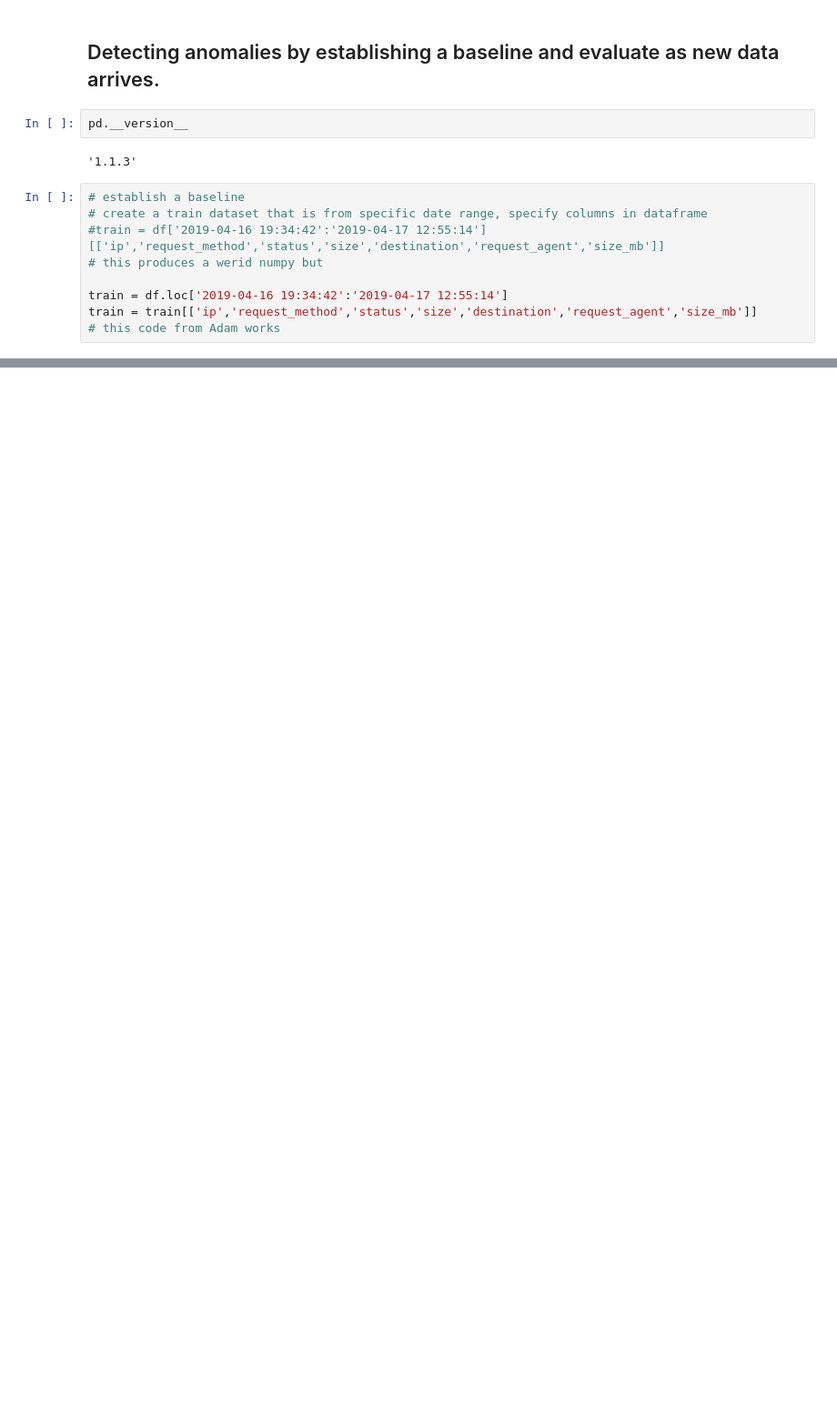
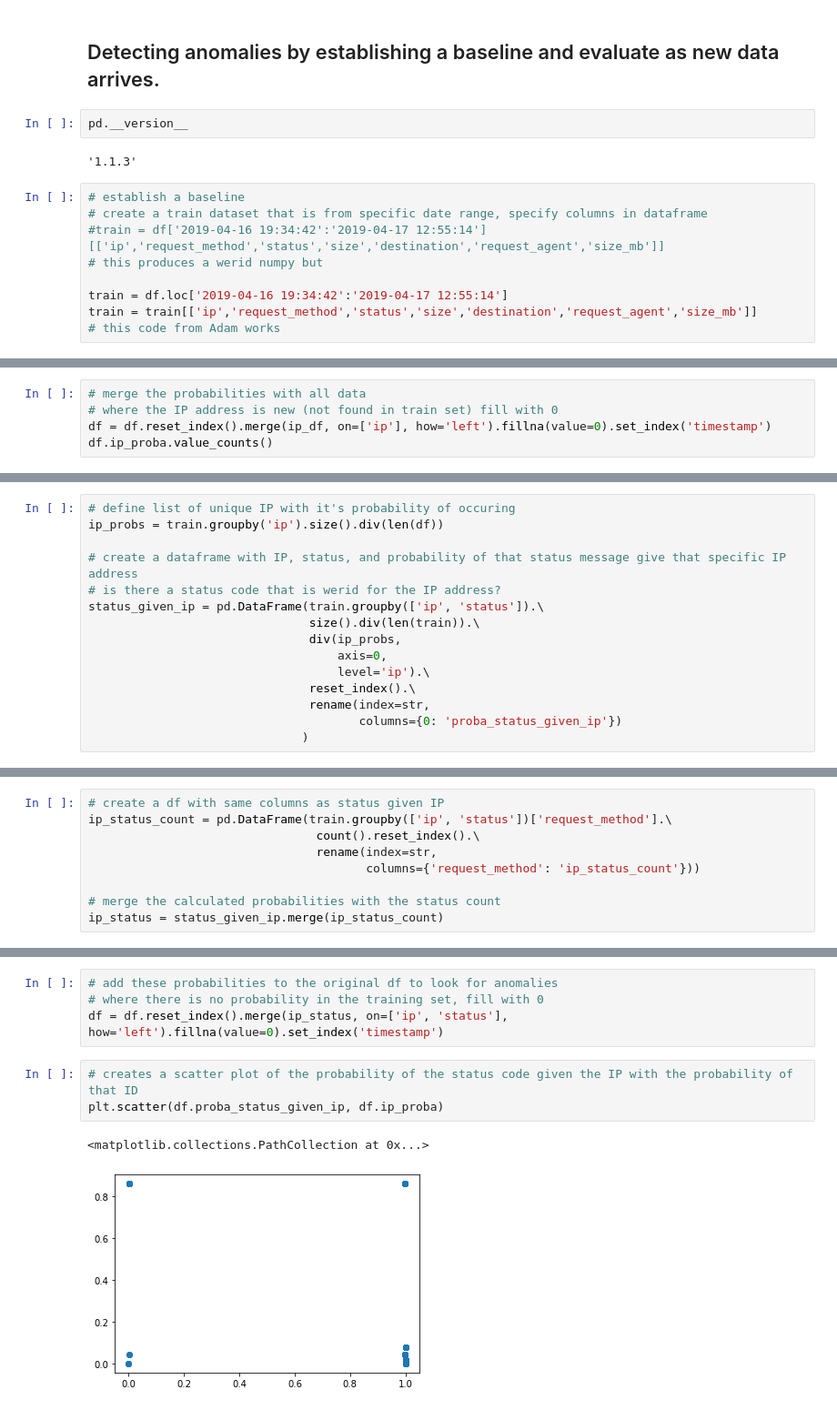
Before and after one commit to RyvynYoung/anomaly-detection-exercises, a Jupyter notebook: discrete_anomaly_detection.ipynb, the cells around one changed output, grey strips where cells are left out. Shown at 91% size. Drawn from its saved outputs; the diff is of its cells as text; blank space fills up the shorter version.

```diff
--- a/discrete_anomaly_detection.ipynb
+++ b/discrete_anomaly_detection.ipynb
@@ -228,0 +289,5 @@ train.head()
+# %%
+# merge the probabilities with all data
+# where the IP address is new (not found in train set) fill with 0
+df = df.reset_index().merge(ip_df, on=['ip'], how='left').fillna(value=0).set_index('timestamp')
+df.ip_proba.value_counts()
@@ -228,0 +358,15 @@ train.head()
+# %%
+# define list of unique IP with it's probability of occuring
+ip_probs = train.groupby('ip').size().div(len(df))
+
+# create a dataframe with IP, status, and probability of that status message give that specific IP address
+# is there a status code that is werid for the IP address?
+status_given_ip = pd.DataFrame(train.groupby(['ip', 'status']).\
+                               size().div(len(train)).\
+                               div(ip_probs,
+                                   axis=0,
+                                   level='ip').\
+                               reset_index().\
+                               rename(index=str,
+                                      columns={0: 'proba_status_given_ip'})
+                              )
@@ -228,0 +394,9 @@ train.head()
+# %%
+# create a df with same columns as status given IP
+ip_status_count = pd.DataFrame(train.groupby(['ip', 'status'])['request_method'].\
+                                count().reset_index().\
+                                rename(index=str,
+                                       columns={'request_method': 'ip_status_count'}))
+
+# merge the calculated probabilities with the status count
+ip_status = status_given_ip.merge(ip_status_count)
@@ -228,0 +425,10 @@ train.head()
+# %%
+# add these probabilities to the original df to look for anomalies
+# where there is no probability in the training set, fill with 0
+df = df.reset_index().merge(ip_status, on=['ip', 'status'], how='left').fillna(value=0).set_index('timestamp')
+# %%
+# creates a scatter plot of the probability of the status code given the IP with the probability of that ID
+plt.scatter(df.proba_status_given_ip, df.ip_proba)
+# %% [output]
+<matplotlib.collections.PathCollection at 0x...>
+[figure, added]
```
Also changed, not shown: parts of 16 cells of this notebook.
